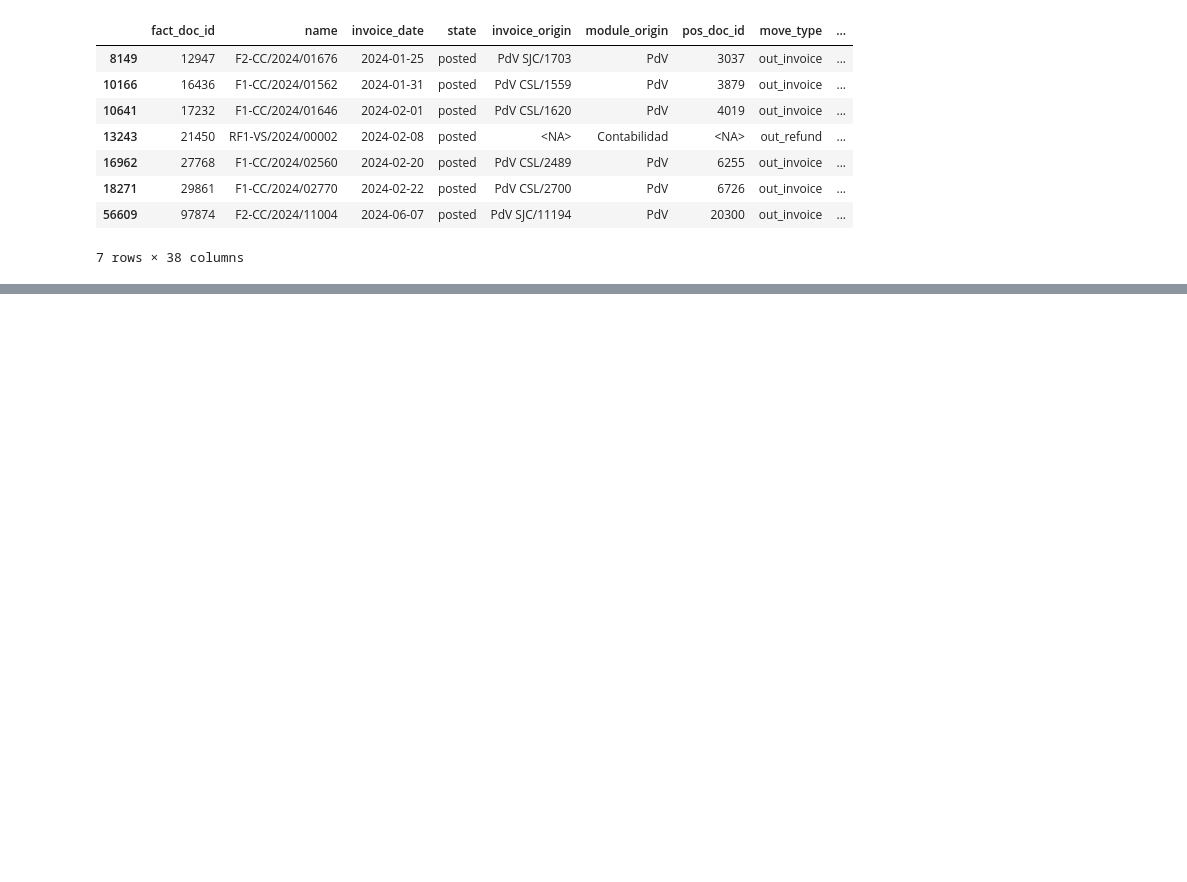
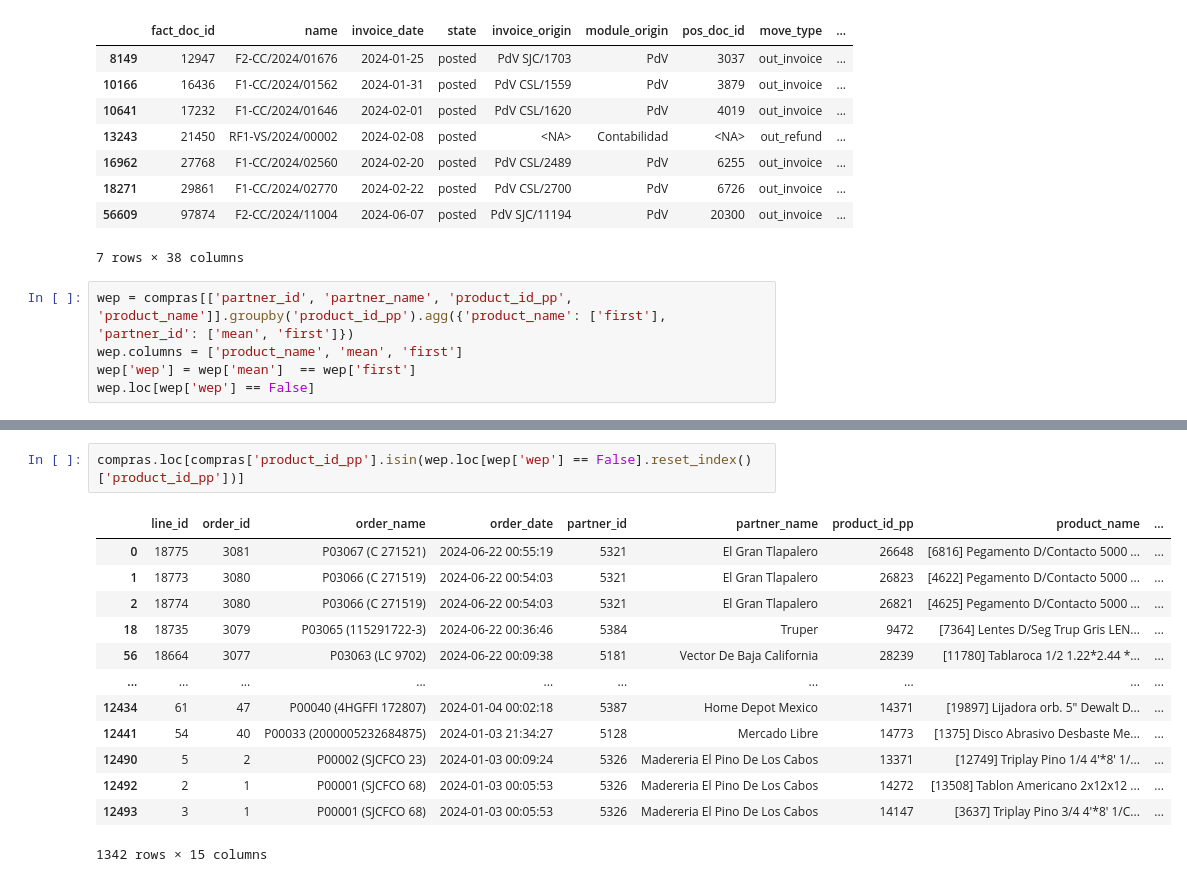
Before and after one commit to ecostichp/odoo_comisiones, a Jupyter notebook: comisiones/algoritmos/algoritmo_costo_de_venta_func.ipynb, the cells around one changed output, grey strips where cells are left out. Cells and saved outputs as stored; diff of their text form; blank space fills up the shorter version.

```diff
--- a/comisiones/algoritmos/algoritmo_costo_de_venta_func.ipynb
+++ b/comisiones/algoritmos/algoritmo_costo_de_venta_func.ipynb
@@ -188,3 +181,8 @@ ventas_año[ventas_año['costo_producto'].isna()].drop_duplicates('product_id')
 | 18271 | 29861 | F1-CC/2024/02770 | 2024-02-22 | posted | PdV CSL/2700 | PdV | 6726 | out_invoice | ... |
 | 56609 | 97874 | F2-CC/2024/11004 | 2024-06-07 | posted | PdV SJC/11194 | PdV | 20300 | out_invoice | ... |
 7 rows × 38 columns
+# %%
+wep = compras[['partner_id', 'partner_name', 'product_id_pp', 'product_name']].groupby('product_id_pp').agg({'product_name': ['first'], 'partner_id': ['mean', 'first']})
+wep.columns = ['product_name', 'mean', 'first']
+wep['wep'] = wep['mean']  == wep['first']
+wep.loc[wep['wep'] == False]
@@ -190,0 +219,16 @@ ventas_año[ventas_año['costo_producto'].isna()].drop_duplicates('product_id')
+# %%
+compras.loc[compras['product_id_pp'].isin(wep.loc[wep['wep'] == False].reset_index()['product_id_pp'])]
+# %% [output]
+|  | line_id | order_id | order_name | order_date | partner_id | partner_name | product_id_pp | product_name | ... |
+| 0 | 18775 | 3081 | P03067 (C 271521) | 2024-06-22 00:55:19 | 5321 | El Gran Tlapalero | 26648 | [6816] Pegamento D/Contacto 5000 ... | ... |
+| 1 | 18773 | 3080 | P03066 (C 271519) | 2024-06-22 00:54:03 | 5321 | El Gran Tlapalero | 26823 | [4622] Pegamento D/Contacto 5000 ... | ... |
+| 2 | 18774 | 3080 | P03066 (C 271519) | 2024-06-22 00:54:03 | 5321 | El Gran Tlapalero | 26821 | [4625] Pegamento D/Contacto 5000 ... | ... |
+| 18 | 18735 | 3079 | P03065 (115291722-3) | 2024-06-22 00:36:46 | 5384 | Truper | 9472 | [7364] Lentes D/Seg Trup Gris LEN... | ... |
+| 56 | 18664 | 3077 | P03063 (LC 9702) | 2024-06-22 00:09:38 | 5181 | Vector De Baja California | 28239 | [11780] Tablaroca 1/2 1.22*2.44 *... | ... |
+| ... | ... | ... | ... | ... | ... | ... | ... | ... | ... |
+| 12434 | 61 | 47 | P00040 (4HGFFI 172807) | 2024-01-04 00:02:18 | 5387 | Home Depot Mexico | 14371 | [19897] Lijadora orb. 5" Dewalt D... | ... |
+| 12441 | 54 | 40 | P00033 (2000005232684875) | 2024-01-03 21:34:27 | 5128 | Mercado Libre | 14773 | [1375] Disco Abrasivo Desbaste Me... | ... |
+| 12490 | 5 | 2 | P00002 (SJCFCO 23) | 2024-01-03 00:09:24 | 5326 | Madereria El Pino De Los Cabos | 13371 | [12749] Triplay Pino 1/4 4'*8' 1/... | ... |
+| 12492 | 2 | 1 | P00001 (SJCFCO 68) | 2024-01-03 00:05:53 | 5326 | Madereria El Pino De Los Cabos | 14272 | [13508] Tablon Americano 2x12x12 ... | ... |
+| 12493 | 3 | 1 | P00001 (SJCFCO 68) | 2024-01-03 00:05:53 | 5326 | Madereria El Pino De Los Cabos | 14147 | [3637] Triplay Pino 3/4 4'*8' 1/C... | ... |
+1342 rows × 15 columns
```
Also changed, not shown: parts of 3 cells of this notebook, 1 other file.
